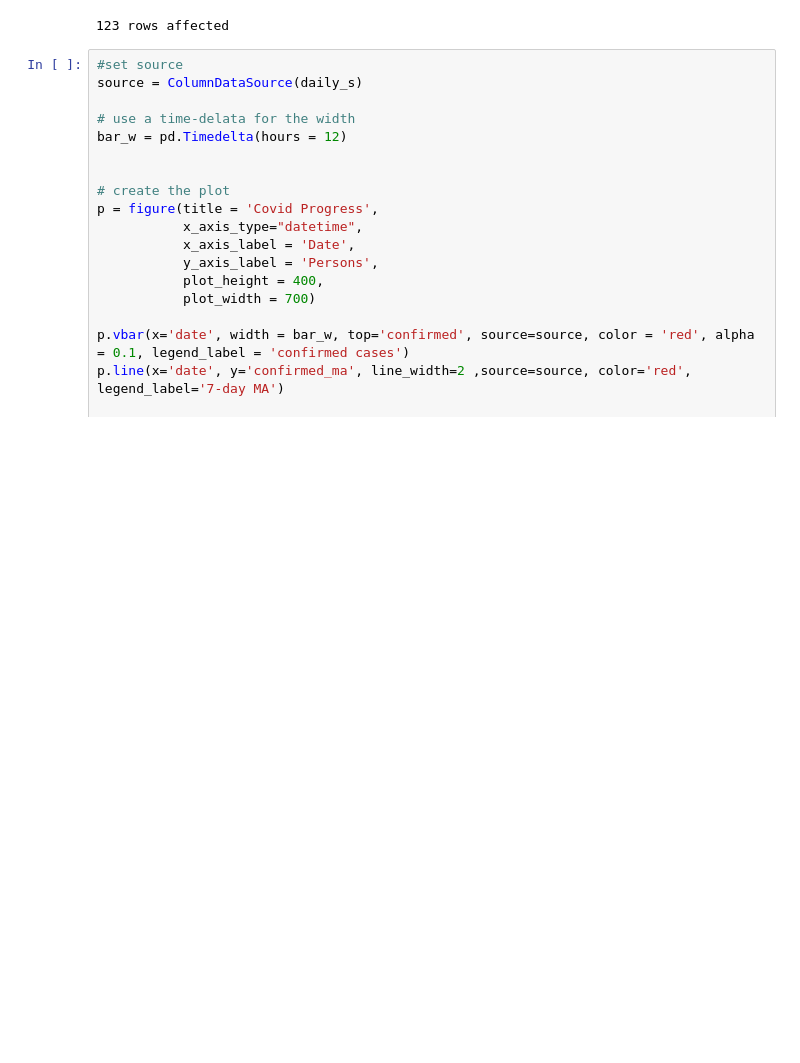
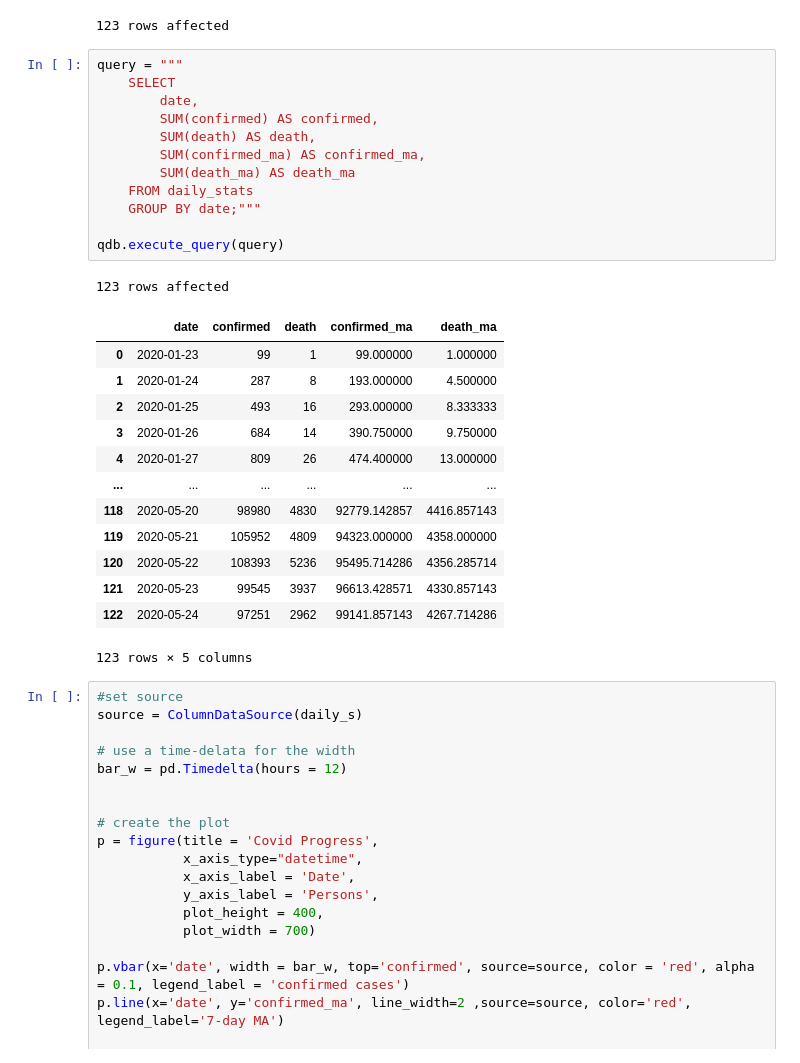
Before and after one commit to gvpamelen/covid19, a Jupyter notebook: notebooks/EDA.ipynb, the cells around one changed output. Saved outputs shown, nothing was run; the diff lists cells and outputs as text; blank space fills up the shorter version.

```diff
--- a/notebooks/EDA.ipynb
+++ b/notebooks/EDA.ipynb
@@ -188,6 +243,33 @@ source: https://medium.com/y-data-stories/the-beginners-guide-to-creating-intera
 daily_s = qdb.get_daily_stats_country('Netherlands')
 # %% [output]
 123 rows affected
+# %%
+query = """
+    SELECT
+        date,
+        SUM(confirmed) AS confirmed,
+        SUM(death) AS death,
+        SUM(confirmed_ma) AS confirmed_ma,
+        SUM(death_ma) AS death_ma
+    FROM daily_stats
+    GROUP BY date;"""
+
+qdb.execute_query(query)
+# %% [output]
+123 rows affected
+|  | date | confirmed | death | confirmed_ma | death_ma |
+| 0 | 2020-01-23 | 99 | 1 | 99.000000 | 1.000000 |
+| 1 | 2020-01-24 | 287 | 8 | 193.000000 | 4.500000 |
+| 2 | 2020-01-25 | 493 | 16 | 293.000000 | 8.333333 |
+| 3 | 2020-01-26 | 684 | 14 | 390.750000 | 9.750000 |
+| 4 | 2020-01-27 | 809 | 26 | 474.400000 | 13.000000 |
+| ... | ... | ... | ... | ... | ... |
+| 118 | 2020-05-20 | 98980 | 4830 | 92779.142857 | 4416.857143 |
+| 119 | 2020-05-21 | 105952 | 4809 | 94323.000000 | 4358.000000 |
+| 120 | 2020-05-22 | 108393 | 5236 | 95495.714286 | 4356.285714 |
+| 121 | 2020-05-23 | 99545 | 3937 | 96613.428571 | 4330.857143 |
+| 122 | 2020-05-24 | 97251 | 2962 | 99141.857143 | 4267.714286 |
+123 rows × 5 columns
 # %%
 #set source
 source = ColumnDataSource(daily_s)
```
Also changed, not shown: parts of 8 cells of this notebook.
